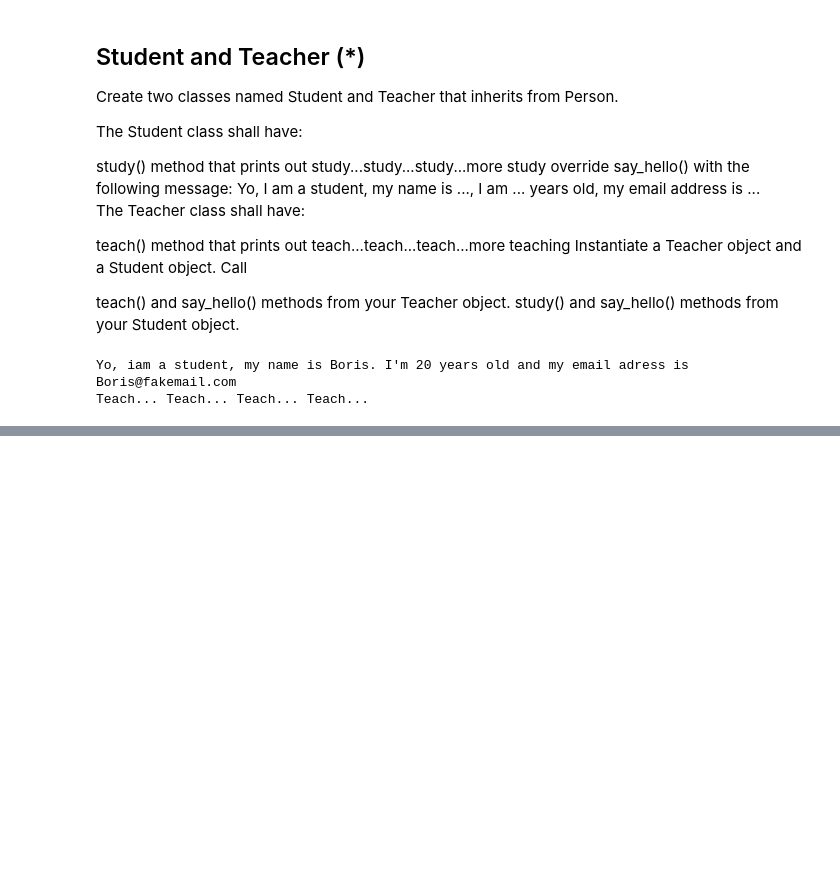
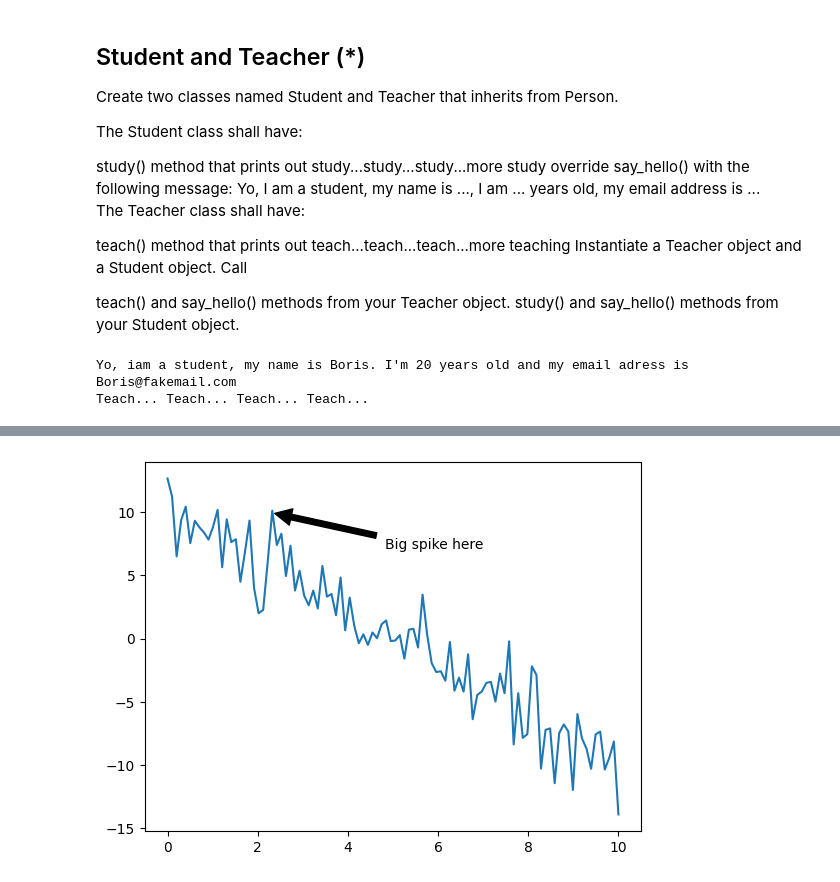
Before and after one commit to Lyceriuss/Python-Henrik-Pedersen-OPA2023, a Jupyter notebook: Exercise/Python/0.11_OOP_basics.ipynb, the cells around one changed output, grey strips where cells are left out. Cells and saved outputs as stored; diff of their text form; code cells hidden in the pictures; blank space fills up the shorter version.

```diff
--- a/Exercise/Python/0.11_OOP_basics.ipynb
+++ b/Exercise/Python/0.11_OOP_basics.ipynb
@@ -171,0 +218,15 @@ Teach... Teach... Teach... Teach...
+# %%
+np.random.seed(10)  # Seed 10 to differentiate
+
+x = np.linspace(0, 10, 100)
+y = -2 * x + 10 + np.random.normal(0, 2, size=len(x))
+
+fig, ax = plt.subplots()
+ax.plot(x, y)
+
+annotate = PlotAnnotator(fig, ax)
+
+annotate.arrow("Big spike here", (7, 8), (2.25, 10))
+plt.show()
+# %% [output]
+[figure, added]
```
Also changed, not shown: parts of 4 cells of this notebook, 2 other files.
